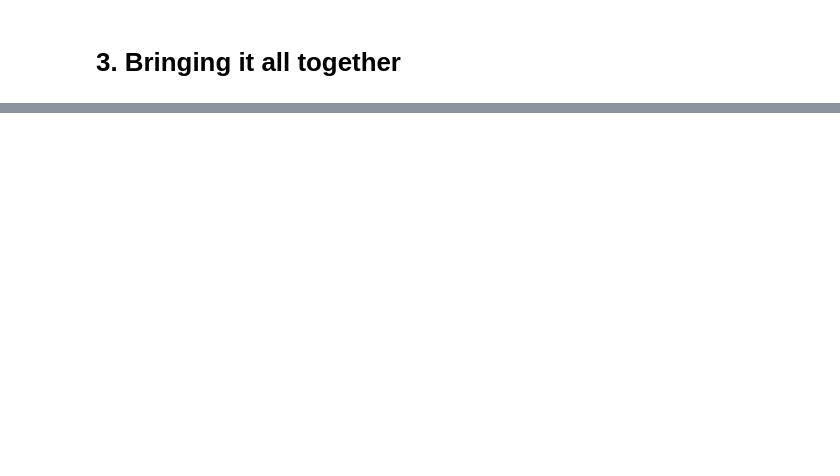
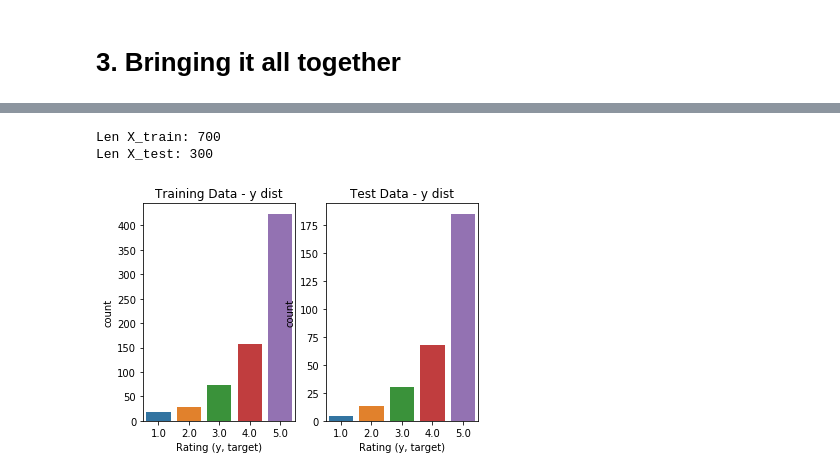
Before and after one commit to bilha-analytics/play_oopz, a Jupyter notebook: notebooks/001_re_redux_play.ipynb, the cells around one changed output, grey strips where cells are left out. Cells and saved outputs as stored; diff of their text form; code cells hidden in the pictures; blank space fills up the shorter version.

```diff
--- a/notebooks/001_re_redux_play.ipynb
+++ b/notebooks/001_re_redux_play.ipynb
@@ -497,0 +532,37 @@ sns.lineplot(x='model', y='score', hue='acc',data=d)
+# %%
+## Preprocessing transforms
+def lemmaz(text):
+    ltizer = WordNetLemmatizer()
+    tokenz = [ ltizer.lemmatize( w.lower() ) for w in tokenize.word_tokenize(text) ]
+    # keep iff len >= 3
+    tokenz = [ w for w in tokenz if len(w) >= 3]
+    return " ".join(tokenz)
+
+
+revz_pipe = [
+    ('lemmatize', FunctionTransformer( np.vectorize(lemmaz))),
+    ('tfidf', TfidfVectorizer(ngram_range=(1,1), stop_words='english') ),
+]
+
+
+## Split data
+X_train, X_test, y_train, y_test = train_test_split( df_revz.comment.to_list(),
+                                                    df_revz.rating.to_list(),
+                                                    test_size=0.3, random_state=59)
+
+print( f"Len X_train: {len(X_train)}")
+print( f"Len X_test: {len(X_test)}")
+
+plt.subplot(1, 2, 1)
+sns.countplot( y_train)
+plt.title('Training Data - y dist')
+plt.xlabel('Rating (y, target)')
+
+plt.subplot(1, 2, 2)
+sns.countplot( y_test )
+plt.title('Test Data - y dist')
+plt.xlabel('Rating (y, target)');
+# %% [output]
+Len X_train: 700
+Len X_test: 300
+[figure, added]
```
Also changed, not shown: parts of 21 cells of this notebook, 2 other files.
